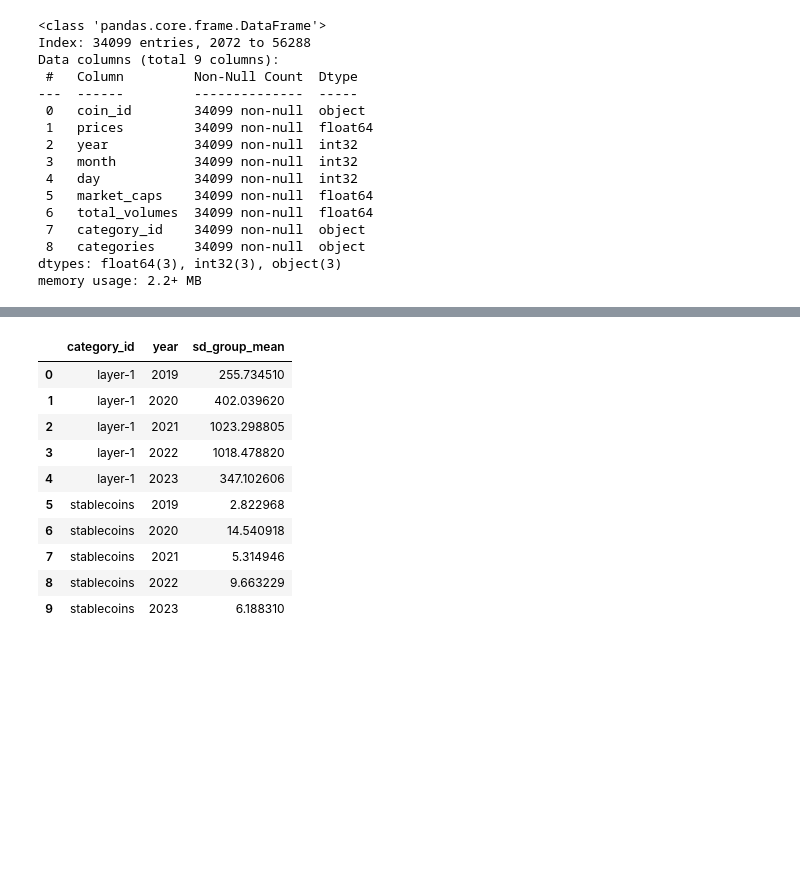
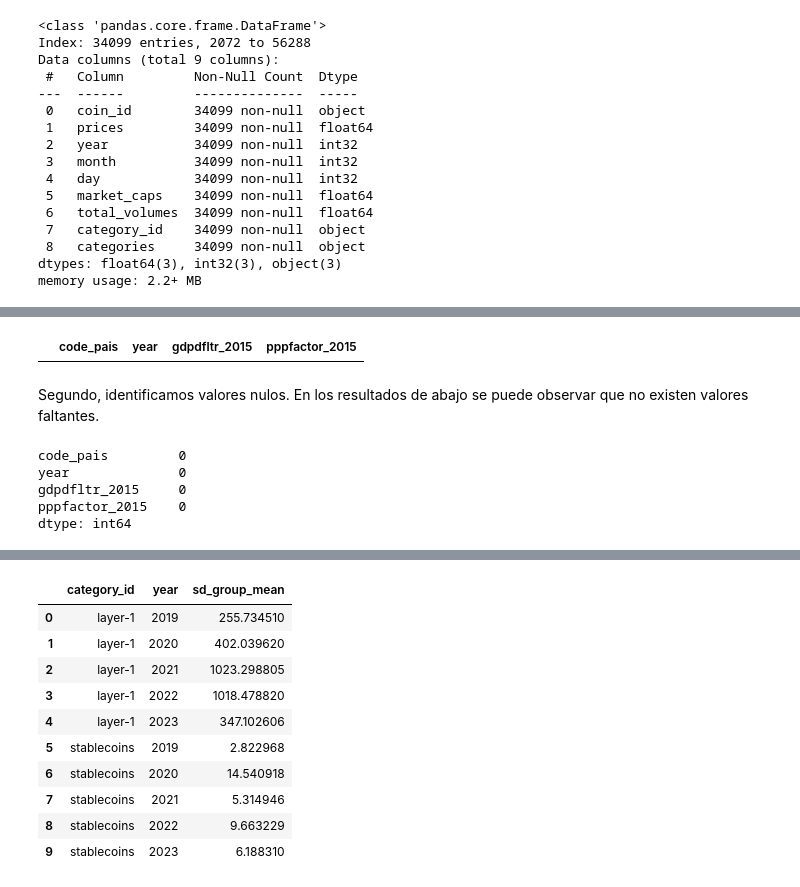
Before and after one commit to mmvvff/henry_pi_anltcs, a Jupyter notebook: data_process/02_etl_tranform_v2.ipynb, the cells around one changed output, grey strips where cells are left out. Drawn from its saved outputs; the diff is of its cells as text; code cells hidden in the pictures; blank space fills up the shorter version.

```diff
--- a/data_process/02_etl_tranform_v2.ipynb
+++ b/data_process/02_etl_tranform_v2.ipynb
@@ -28,0 +160,14 @@ memory usage: 2.2+ MB
+# %%
+data_deflators.loc[data_deflators.duplicated(keep=False)]
+# %% [output]
+|  | code_pais | year | gdpdfltr_2015 | pppfactor_2015 |
+# %% [markdown]
+Segundo, identificamos valores nulos. En los resultados de abajo se puede observar que no existen valores faltantes.
+# %%
+data_deflators.isna().sum()
+# %% [output]
+code_pais         0
+year              0
+gdpdfltr_2015     0
+pppfactor_2015    0
+dtype: int64
```
Also changed, not shown: parts of 40 cells of this notebook, 2 other files.
